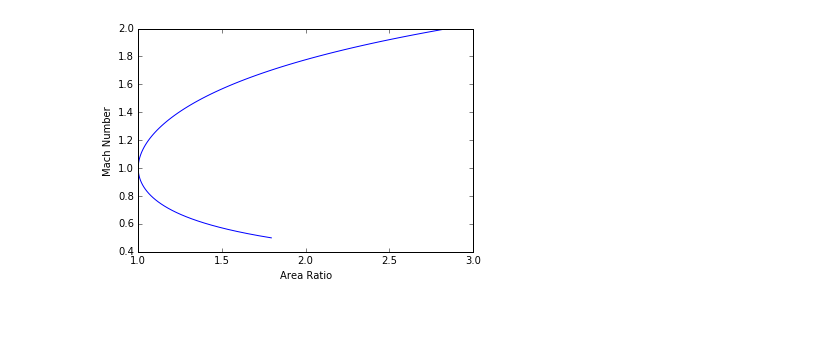
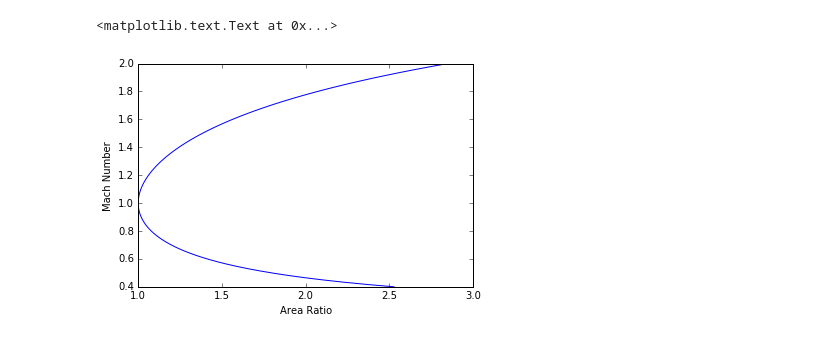
Before and after one commit to bjreddish/CFD, a Jupyter notebook: nozzleFlow/nozzleFlowCFD.ipynb, the cells around one changed output. Cells and saved outputs as stored; diff of their text form; code cells hidden in the pictures.

```diff
--- a/nozzleFlow/nozzleFlowCFD.ipynb
+++ b/nozzleFlow/nozzleFlowCFD.ipynb
@@ -47,11 +48,12 @@ from matplotlib import pyplot      #load matplotlib
 #this makes matplotlib plots appear in the notebook (instead of a separate window)
 %matplotlib inline
 # %%
-M = numpy.linspace(0.5,2,100)
+# Mach number vs Area Ratio
+M = numpy.linspace(0.4,2,100)
 aRatio = (1/M**2)* ((2/(2.4))*(1+(.4/2)*M**2))**((2.4)/(0.4))
 pyplot.plot(aRatio,M)
 pyplot.xlabel('Area Ratio')
 pyplot.ylabel('Mach Number')
-M = numpy.ones(100)
 # %% [output]
+<matplotlib.text.Text at 0x...>
-[figure, old version]
+[figure, new version]
```
Also changed, not shown: parts of 5 cells of this notebook.
